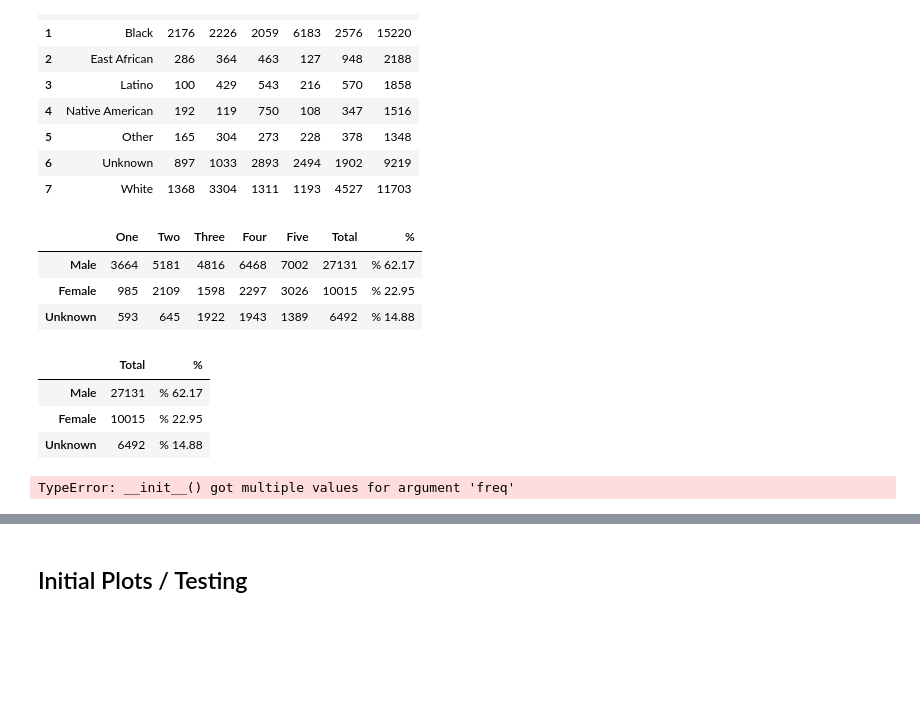
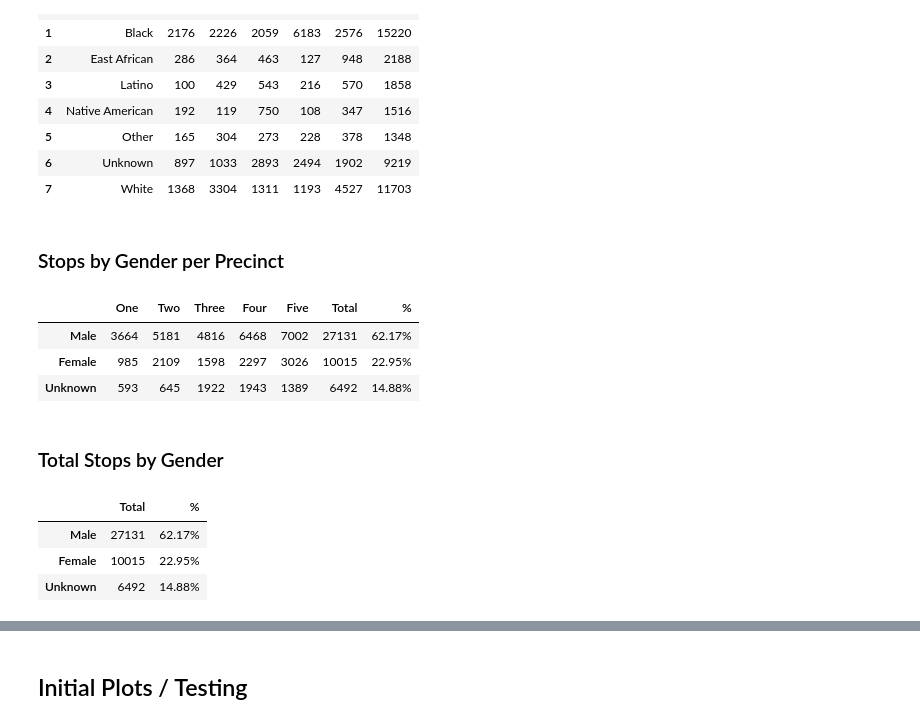
Before and after one commit to elu267/Project_GroupF, a Jupyter notebook: MN_Stop_Data.ipynb, the cells around one changed output, grey strips where cells are left out. Saved outputs shown, nothing was run; the diff lists cells and outputs as text; code cells hidden in the pictures; blank space fills up the shorter version.

```diff
--- a/MN_Stop_Data.ipynb
+++ b/MN_Stop_Data.ipynb
@@ -289,37 +311,35 @@ stops_per_precinct_by_race
 | 5 | Other | 165 | 304 | 273 | 228 | 378 | 1348 |
 | 6 | Unknown | 897 | 1033 | 2893 | 2494 | 1902 | 9219 |
 | 7 | White | 1368 | 3304 | 1311 | 1193 | 4527 | 11703 |
+# %% [markdown]
+### Stops by Gender per Precinct
 # %%
 # precinct stops by gender
 one_sex = pd.DataFrame(precinct_one['gender'].value_counts())
 two_sex = pd.DataFrame(precinct_two['gender'].value_counts())
 three_sex = pd.DataFrame(precinct_three['gender'].value_counts())
 four_sex = pd.DataFrame(precinct_four['gender'].value_counts())
 five_sex = pd.DataFrame(precinct_five['gender'].value_counts())
 
 precincts_sex = pd.concat([one_sex,two_sex,three_sex,four_sex,five_sex] , axis=1, sort=False)
 precincts_sex.columns = ['One','Two','Three','Four','Five']
 precincts_sex['Total'] = precincts_sex.sum(axis=1)
 precincts_sex['%'] = precincts_sex['Total'] / precincts_sex['Total'].sum() * 100
-precincts_sex['%'] = precincts_sex['%'].map("% {:.2f}".format)
+precincts_sex['%'] = precincts_sex['%'].map("{:.2f}%".format)
 precincts_sex
 # %% [output]
 |  | One | Two | Three | Four | Five | Total | % |
-| Male | 3664 | 5181 | 4816 | 6468 | 7002 | 27131 | % 62.17 |
-| Female | 985 | 2109 | 1598 | 2297 | 3026 | 10015 | % 22.95 |
-| Unknown | 593 | 645 | 1922 | 1943 | 1389 | 6492 | % 14.88 |
+| Male | 3664 | 5181 | 4816 | 6468 | 7002 | 27131 | 62.17% |
+| Female | 985 | 2109 | 1598 | 2297 | 3026 | 10015 | 22.95% |
+| Unknown | 593 | 645 | 1922 | 1943 | 1389 | 6492 | 14.88% |
+# %% [markdown]
+### Total Stops by Gender
 # %%
 # total stops by gender
 stop_by_gender = precincts_sex[['Total','%']]
 stop_by_gender
 # %% [output]
 |  | Total | % |
-| Male | 27131 | % 62.17 |
-| Female | 10015 | % 22.95 |
-| Unknown | 6492 | % 14.88 |
+| Male | 27131 | 62.17% |
+| Female | 10015 | 22.95% |
+| Unknown | 6492 | 14.88% |
-# %%
-# attempt to group by time - fail
-timeDF = cleanDF.groupby(pd.Grouper(['Time'], freq='6h'))
-timeDF.head()
-# %% [output]
-TypeError: __init__() got multiple values for argument 'freq'
```
Also changed, not shown: parts of 14 cells of this notebook, 1 other file.
